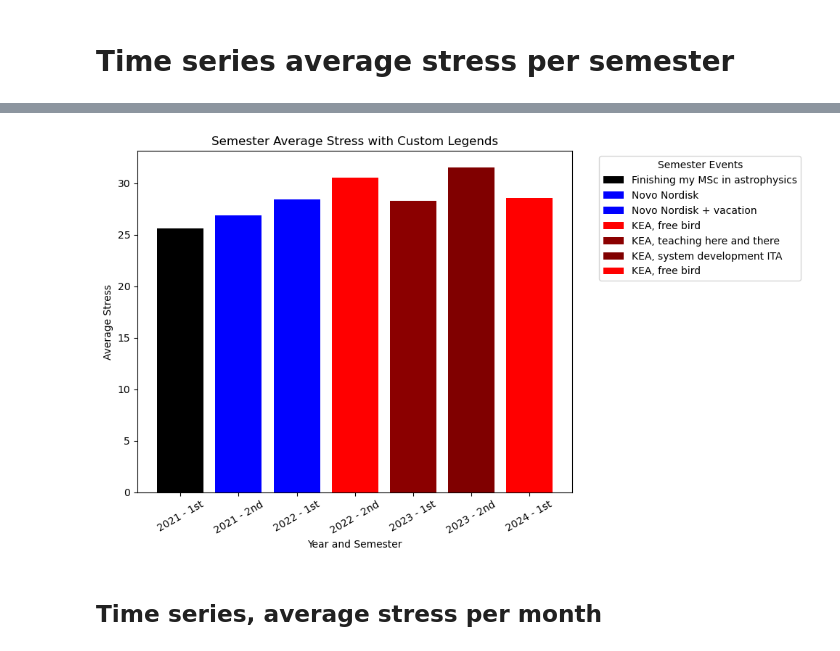
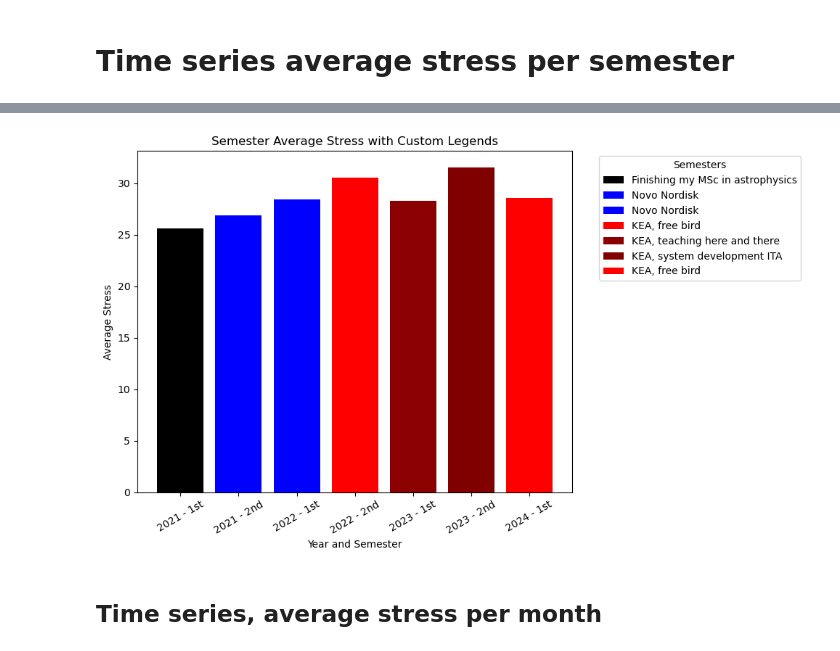
Before and after one commit to cats-and-the-city/playground, a Jupyter notebook: GarminDataStressWellnessActivities.ipynb, the cells around one changed output, grey strips where cells are left out. Cells and saved outputs as stored; diff of their text form; code cells hidden in the pictures.

```diff
--- a/GarminDataStressWellnessActivities.ipynb
+++ b/GarminDataStressWellnessActivities.ipynb
@@ -284,22 +284,3 @@ health_df['Date'] = pd.to_datetime(health_df['Date'])
 health_df.set_index('Date', inplace=True)
 # %% [markdown]
 # Time series average stress per semester
-# %%
-# Assuming your DataFrame is already prepared with 'Date' as a datetime index
-# Create a column for 'Semester'
-health_df['Semester'] = (health_df.index.month - 1) // 6 + 1  # Jan-Jun will be 1, Jul-Dec will be 2
-
-# Create a year-semester identifier, like "2021 - 1st", "2021 - 2nd"
-health_df['YearSemester'] = health_df.index.year.astype(str) + ' - ' + health_df['Semester'].replace({1: '1st', 2: '2nd'})
-
-# Group by this new identifier
-semester_stress = health_df.groupby('YearSemester')['average_stress'].mean()
-
-# Plotting
-fig, ax = plt.subplots(figsize=(10, 6))
-semester_stress.plot(kind='bar', ax=ax)
-plt.title('Semester Average Stress')
-plt.xlabel('Year and Semester')
-plt.ylabel('Average Stress')
-plt.xticks(rotation=30)  # Rotate x-labels 30 degrees
-plt.show()
@@ -313,36 +292,36 @@ import matplotlib.pyplot as plt
 
 # Define custom labels and colors
 labels_colors = {
     "2021 - 1st": ("Finishing my MSc in astrophysics", "black"),
     "2021 - 2nd": ("Novo Nordisk", "blue"),
-    "2022 - 1st": ("Novo Nordisk + vacation", "blue"),
+    "2022 - 1st": ("Novo Nordisk", "blue"),
     "2022 - 2nd": ("KEA, free bird", "red"),
     "2023 - 1st": ("KEA, teaching here and there", "darkred"),
     "2023 - 2nd": ("KEA, system development ITA", "maroon"),
     "2024 - 1st": ("KEA, free bird", "red")
 }
 
 # Plotting
 fig, ax = plt.subplots(figsize=(10, 6))
 for index, value in semester_stress.items():  # Use .items() instead of .iteritems()
     color = labels_colors[index][1]
     label = labels_colors[index][0]
     bar = ax.bar(index, value, color=color, label=label)
 
 plt.title('Semester Average Stress with Custom Legends')
 plt.xlabel('Year and Semester')
 plt.ylabel('Average Stress')
 plt.xticks(rotation=30)
 
 # Handling the legend to display it outside the plot
-plt.legend(title='Semester Events', bbox_to_anchor=(1.05, 1), loc='upper left')
+plt.legend(title='Semesters', bbox_to_anchor=(1.05, 1), loc='upper left')
 
 # Adjust layout to make room for the legend outside of the plot
 plt.tight_layout()
 
 plt.show()
 # %% [output]
-[figure, old version]
+[figure, new version]
 # %% [markdown]
 ## Time series, average stress per month
 # %%
```
Also changed, not shown: parts of 5 cells of this notebook.
